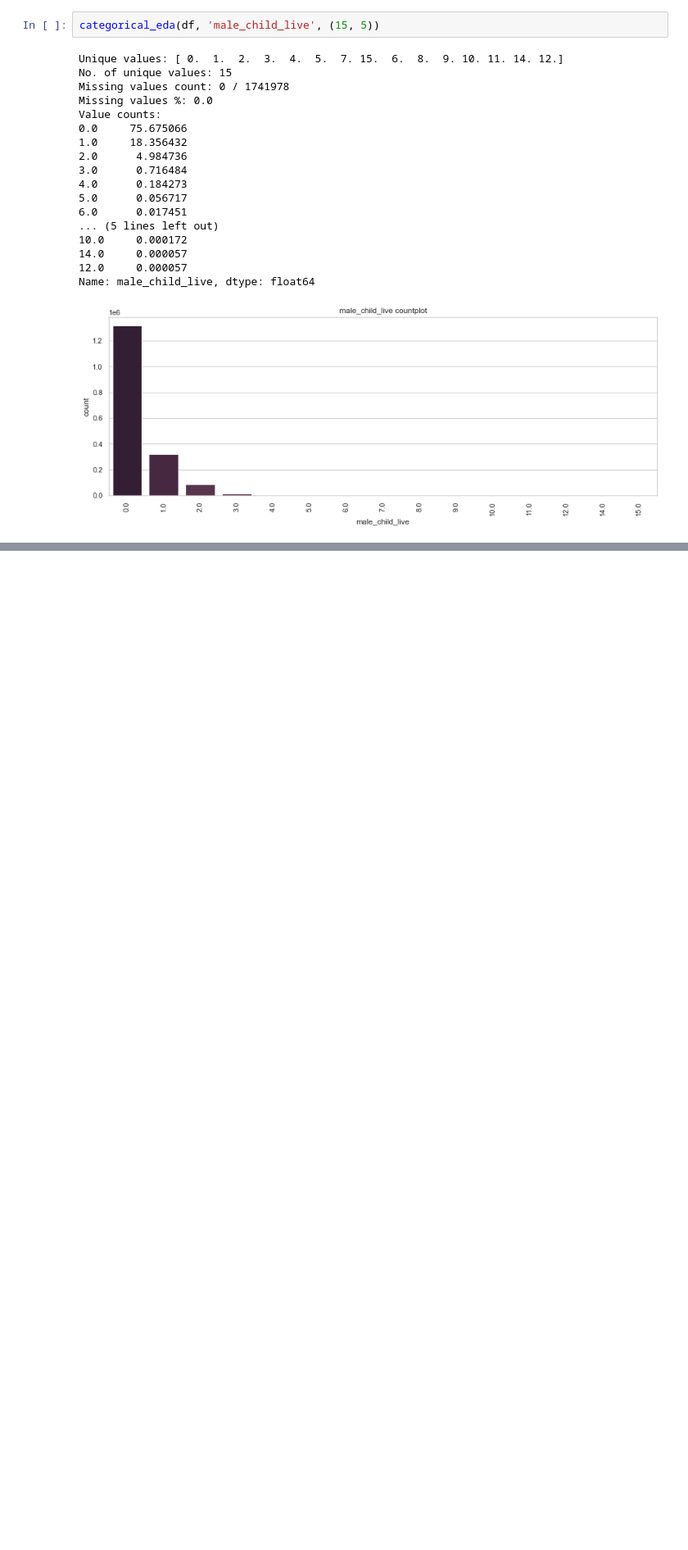
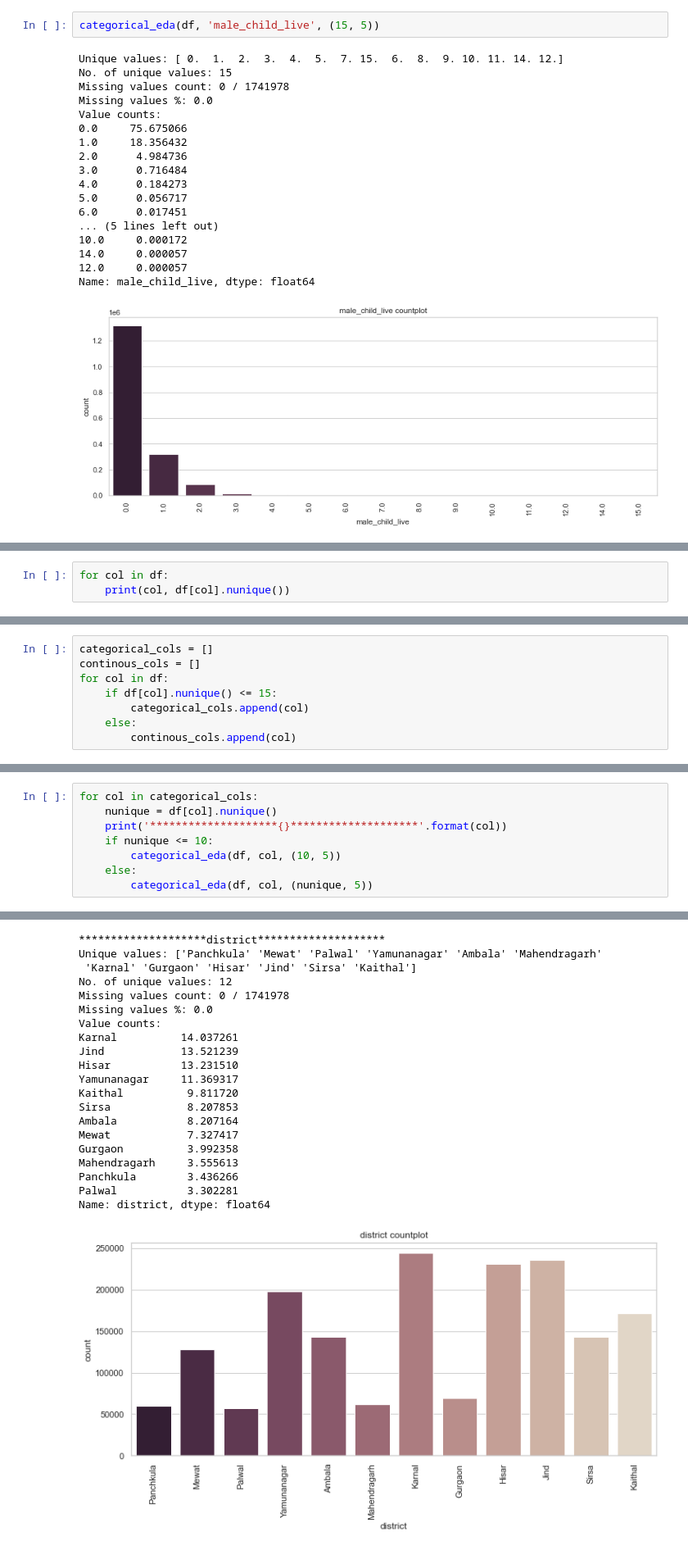
Before and after one commit to Gokul-S-Kumar/child_health_casestudy, a Jupyter notebook: notebooks/0.2-gokul-EDA_ecregistration.ipynb, the cells around one changed output, grey strips where cells are left out. Shown at 82% size. Drawn from its saved outputs; the diff is of its cells as text; blank space fills up the shorter version.

```diff
--- a/notebooks/0.2-gokul-EDA_ecregistration.ipynb
+++ b/notebooks/0.2-gokul-EDA_ecregistration.ipynb
@@ -455,0 +536,3 @@ Name: male_child_live, dtype: float64
+# %%
+for col in df:
+	print(col, df[col].nunique())
@@ -455,0 +557,8 @@ Name: male_child_live, dtype: float64
+# %%
+categorical_cols = []
+continous_cols = []
+for col in df:
+	if df[col].nunique() <= 15:
+		categorical_cols.append(col)
+	else:
+		continous_cols.append(col)
@@ -455,0 +579,9 @@ Name: male_child_live, dtype: float64
+# %%
+for col in categorical_cols:
+	nunique = df[col].nunique()
+	print('********************{}********************'.format(col))
+	if nunique <= 10:
+		categorical_eda(df, col, (10, 5))
+	else:
+		categorical_eda(df, col, (nunique, 5))
+# %% [output]
@@ -455,0 +597,21 @@ Name: male_child_live, dtype: float64
+********************district********************
+Unique values: ['Panchkula' 'Mewat' 'Palwal' 'Yamunanagar' 'Ambala' 'Mahendragarh'
+ 'Karnal' 'Gurgaon' 'Hisar' 'Jind' 'Sirsa' 'Kaithal']
+No. of unique values: 12
+Missing values count: 0 / 1741978
+Missing values %: 0.0
+Value counts:
+Karnal          14.037261
+Jind            13.521239
+Hisar           13.231510
+Yamunanagar     11.369317
+Kaithal          9.811720
+Sirsa            8.207853
+Ambala           8.207164
+Mewat            7.327417
+Gurgaon          3.992358
+Mahendragarh     3.555613
+Panchkula        3.436266
+Palwal           3.302281
+Name: district, dtype: float64
+[figure, added]
```
Also changed, not shown: parts of 20 cells of this notebook, 17 other files.
